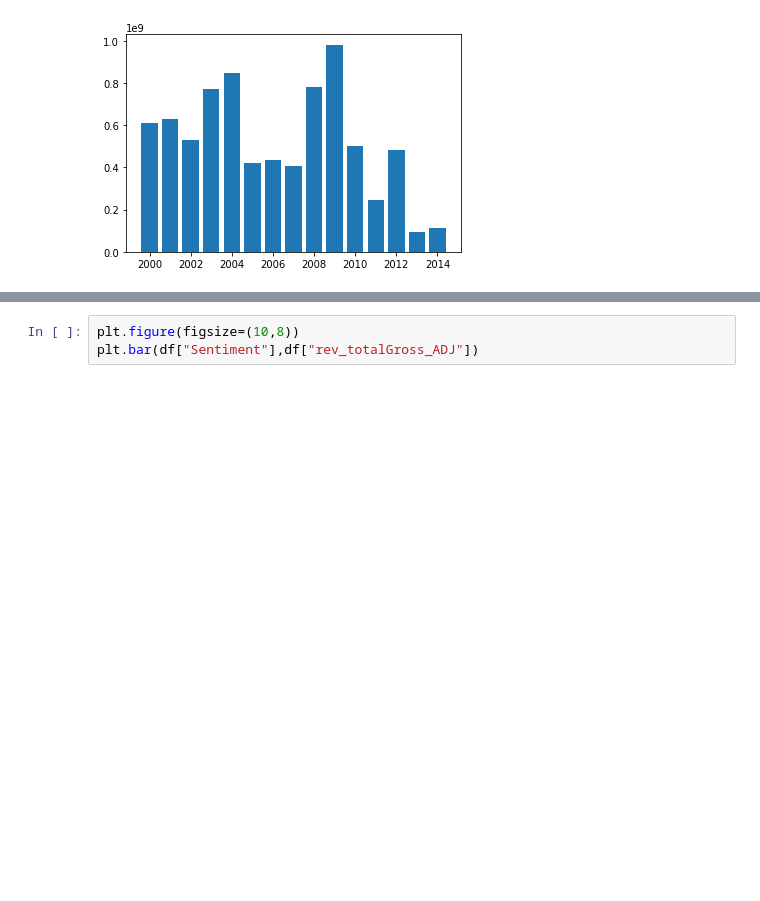
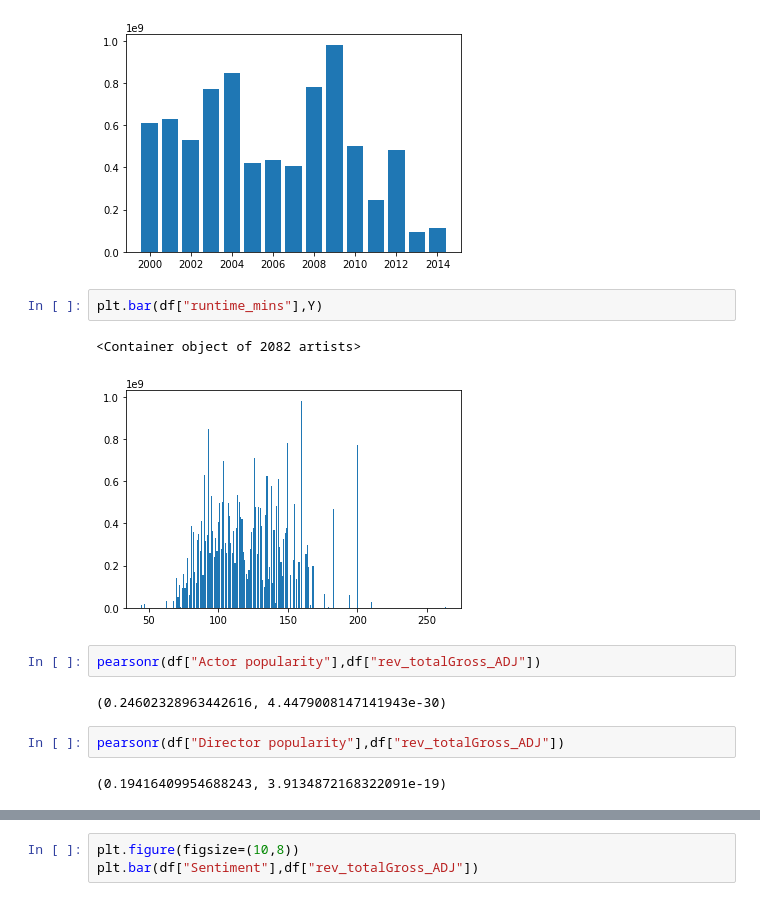
Before and after one commit to jayeshnagpal/Be_project, a Jupyter notebook: Prediction.ipynb, the cells around one changed output, grey strips where cells are left out. Drawn from its saved outputs; the diff is of its cells as text; blank space fills up the shorter version.

```diff
--- a/Prediction.ipynb
+++ b/Prediction.ipynb
@@ -68,3 +25,16 @@ plt.bar(df["releaseYear"],Y)
 # %% [output]
 <Container object of 2082 artists>
 [figure]
+# %%
+plt.bar(df["runtime_mins"],Y)
+# %% [output]
+<Container object of 2082 artists>
+[figure, added]
+# %%
+pearsonr(df["Actor popularity"],df["rev_totalGross_ADJ"])
+# %% [output]
+(0.24602328963442616, 4.4479008147141943e-30)
+# %%
+pearsonr(df["Director popularity"],df["rev_totalGross_ADJ"])
+# %% [output]
+(0.19416409954688243, 3.9134872168322091e-19)
```
Also changed, not shown: parts of 16 cells of this notebook.
